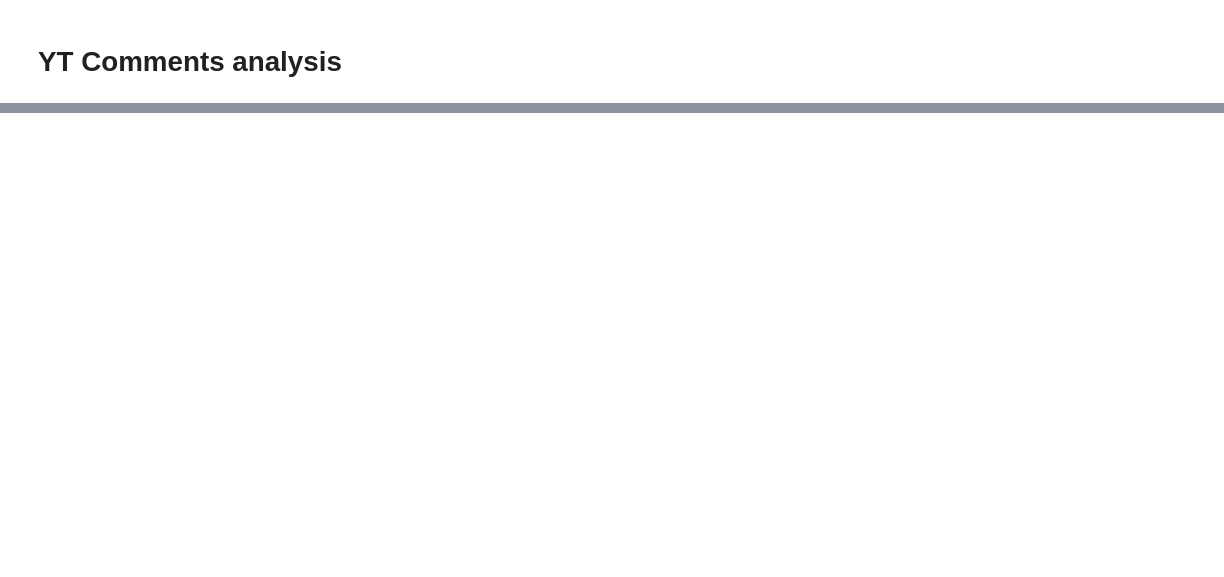
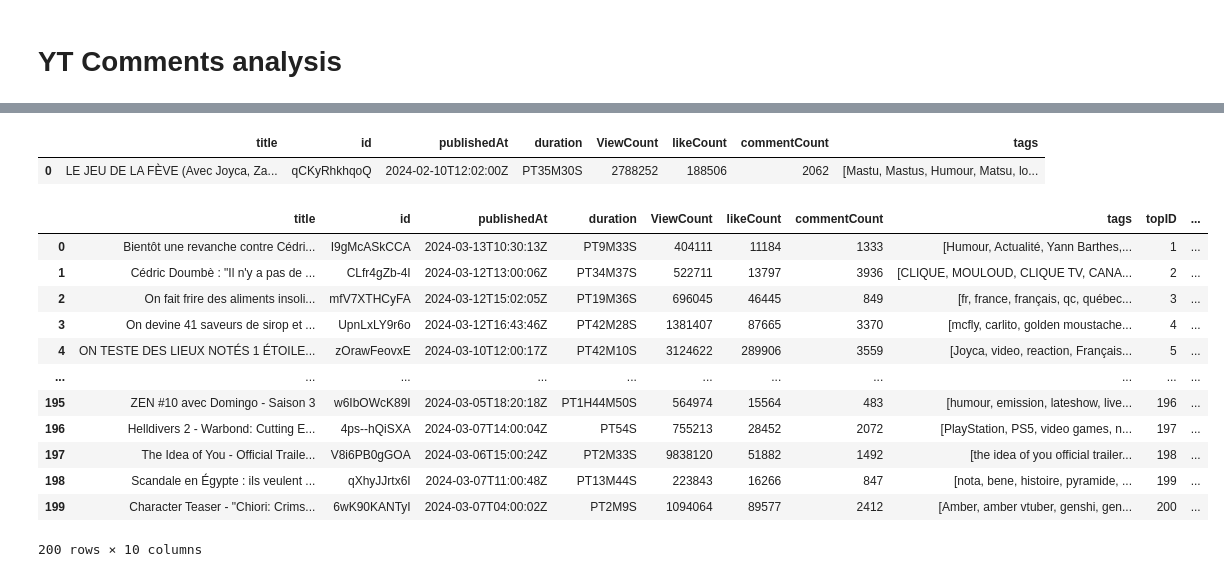
Before and after one commit to Myst4ke/yt-comment-analysis, a Jupyter notebook: main.ipynb, the cells around one changed output, grey strips where cells are left out. Drawn from its saved outputs; the diff is of its cells as text; code cells hidden in the pictures; blank space fills up the shorter version.

```diff
--- a/main.ipynb
+++ b/main.ipynb
@@ -160,0 +127,73 @@ pas de de tags
+# %%
+def format_video_data(video_data: dict) -> pd.DataFrame:
+    """ Structure raw video data """
+    data = {
+            "title": [video_data.get('snippet', {}).get('title')],
+            "id": [video_data.get('id')],
+            "publishedAt": [video_data.get('snippet', {}).get('publishedAt')],
+            "duration" : [video_data.get('contentDetails').get('duration')],
+            "ViewCount" : [int(video_data.get('statistics', {}).get('viewCount', 0))],
+            "likeCount" : [int(video_data.get('statistics', {}).get('likeCount', 0))],
+            "commentCount" : [int(video_data.get('statistics', {}).get('commentCount', 0))],
+            "tags" : [video_data.get('snippet', {}).get('tags')]
+    }
+
+    return pd.DataFrame.from_dict(data)
+# %%
+def get_video_data(youtube, video_Id:str) -> dict[str|dict]:
+    """ Request (by id) for most important video stats """
+    request = Request(
+        requestType=youtube.videos(),
+        part="snippet,contentDetails,statistics,topicDetails",
+        id=video_Id,
+    )
+    response = request.execute()
+
+    rawData = response.get('items', [])[0]
+    return format_video_data(rawData)
+
+get_video_data(youtube, exemple_video)
+# %% [output]
+|  | title | id | publishedAt | duration | ViewCount | likeCount | commentCount | tags |
+| 0 | LE JEU DE LA FÈVE (Avec Joyca, Za... | qCKyRhkhqoQ | 2024-02-10T12:02:00Z | PT35M30S | 2788252 | 188506 | 2062 | [Mastu, Mastus, Humour, Matsu, lo... |
+# %%
+def get_Most_Popular_Video(youtube, region:str) -> pd.DataFrame:
+    """ Request for most populars videos stats """
+    request = Request(
+        requestType=youtube.videos(),
+        part="snippet,contentDetails,statistics,topicDetails",
+        chart="mostPopular",
+        regionCode=region,
+        maxResults=100,
+        pageToken=''
+    )
+    response = request.execute()
+
+    pages = [response]
+    while response.get('nextPageToken'):
+        request.pageToken = response.get('nextPageToken')
+        response = request.execute()
+        pages.append(response)
+
+    top_videos = pd.concat([format_video_data(videos) for page in pages for videos in page.get('items')]).reset_index(drop=True)
+    top_videos['topID'] = top_videos.index + 1
+    top_videos['region'] = region
+    return top_videos
+
+get_Most_Popular_Video(youtube, 'FR')
+# df.sort_values(by=['fetchedDate'], ascending=False, inplace=True, kind='quicksort', ignore_index=True)
+# df
+# %% [output]
+|  | title | id | publishedAt | duration | ViewCount | likeCount | commentCount | tags | topID | ... |
+| 0 | Bientôt une revanche contre Cédri... | I9gMcASkCCA | 2024-03-13T10:30:13Z | PT9M33S | 404111 | 11184 | 1333 | [Humour, Actualité, Yann Barthes,... | 1 | ... |
+| 1 | Cédric Doumbè : "Il n'y a pas de ... | CLfr4gZb-4I | 2024-03-12T13:00:06Z | PT34M37S | 522711 | 13797 | 3936 | [CLIQUE, MOULOUD, CLIQUE TV, CANA... | 2 | ... |
+| 2 | On fait frire des aliments insoli... | mfV7XTHCyFA | 2024-03-12T15:02:05Z | PT19M36S | 696045 | 46445 | 849 | [fr, france, français, qc, québec... | 3 | ... |
+| 3 | On devine 41 saveurs de sirop et ... | UpnLxLY9r6o | 2024-03-12T16:43:46Z | PT42M28S | 1381407 | 87665 | 3370 | [mcfly, carlito, golden moustache... | 4 | ... |
+| 4 | ON TESTE DES LIEUX NOTÉS 1 ÉTOILE... | zOrawFeovxE | 2024-03-10T12:00:17Z | PT42M10S | 3124622 | 289906 | 3559 | [Joyca, video, reaction, Français... | 5 | ... |
+| ... | ... | ... | ... | ... | ... | ... | ... | ... | ... | ... |
+| 195 | ZEN #10 avec Domingo - Saison 3 | w6IbOWcK89I | 2024-03-05T18:20:18Z | PT1H44M50S | 564974 | 15564 | 483 | [humour, emission, lateshow, live... | 196 | ... |
+| 196 | Helldivers 2 - Warbond: Cutting E... | 4ps--hQiSXA | 2024-03-07T14:00:04Z | PT54S | 755213 | 28452 | 2072 | [PlayStation, PS5, video games, n... | 197 | ... |
+| 197 | The Idea of You - Official Traile... | V8i6PB0gGOA | 2024-03-06T15:00:24Z | PT2M33S | 9838120 | 51882 | 1492 | [the idea of you official trailer... | 198 | ... |
+| 198 | Scandale en Égypte : ils veulent ... | qXhyJJrtx6I | 2024-03-07T11:00:48Z | PT13M44S | 223843 | 16266 | 847 | [nota, bene, histoire, pyramide, ... | 199 | ... |
+| 199 | Character Teaser - "Chiori: Crims... | 6wK90KANTyI | 2024-03-07T04:00:02Z | PT2M9S | 1094064 | 89577 | 2412 | [Amber, amber vtuber, genshi, gen... | 200 | ... |
+200 rows × 10 columns
```
Also changed, not shown: parts of 33 cells of this notebook, 6 other files.
